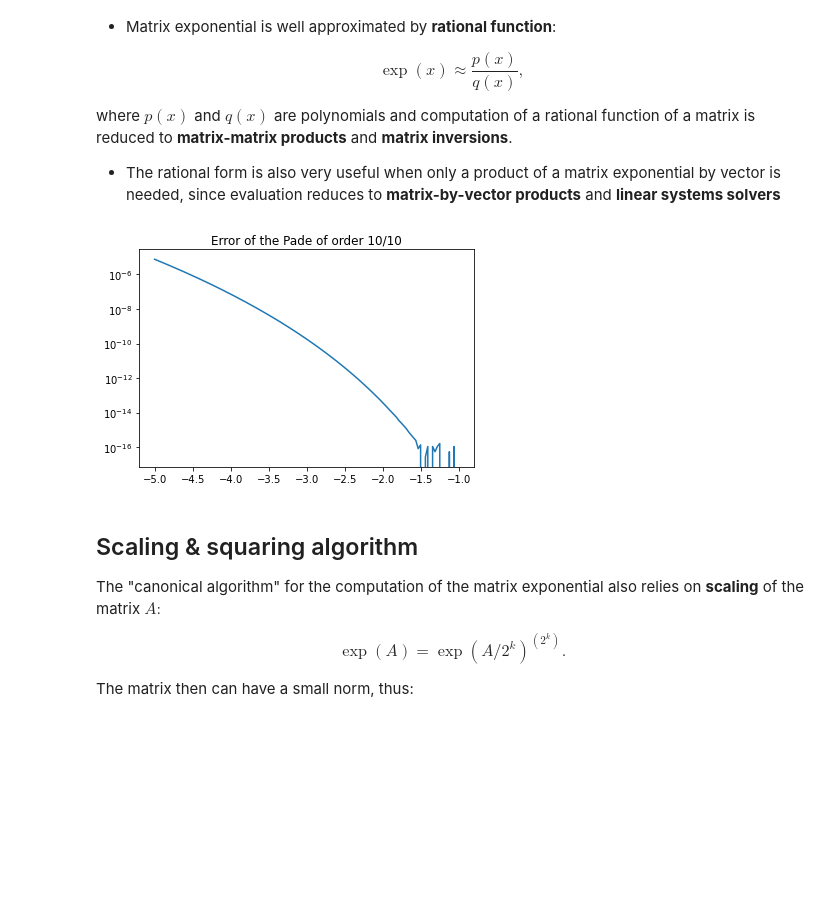
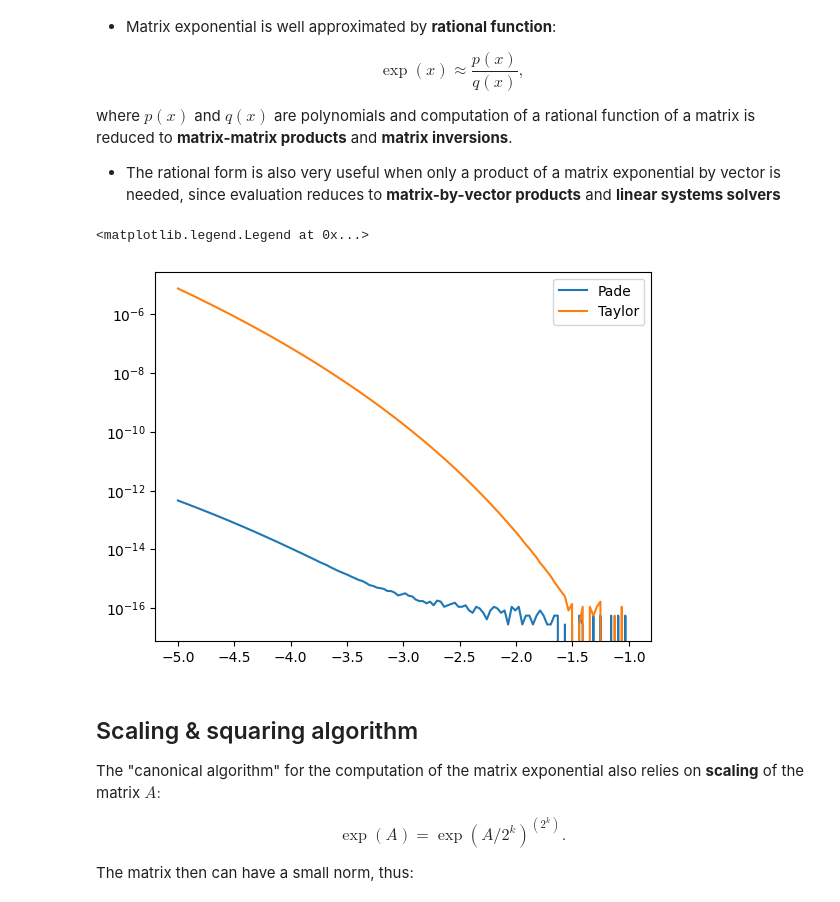
Before and after one commit to oseledets/nla2022, a Jupyter notebook: lectures/lecture-19/lecture-19.ipynb, the cells around one changed output. Cells and saved outputs as stored; diff of their text form; code cells hidden in the pictures; blank space fills up the shorter version.

```diff
--- a/lectures/lecture-19/lecture-19.ipynb
+++ b/lectures/lecture-19/lecture-19.ipynb
@@ -275,22 +283,25 @@ where $p(x)$ and $q(x)$ are polynomials and computation of a rational function o
 - The rational form is also very useful when only a product of a matrix exponential by vector is needed, since evaluation reduces to **matrix-by-vector products** and **linear systems solvers**
 # %%
 #Computing Pade approximant
+#!pip install mpmath
 import numpy as np
 import mpmath
 %matplotlib inline
 from mpmath import pade, taylor, polyval
 import matplotlib.pyplot as plt
 x = np.linspace(-5, -1, 128)
 a = taylor(mpmath.exp, 0, 20) #Taylor series
 k1 = 10
 k2 = 10
 p, q = pade(a, k1, k2) #Pade approximant
-#plt.plot(x, polyval(p[::-1], x)/polyval(q[::-1], x) - np.exp(x))
-plt.semilogy(x, polyval(a[::-1], x) - np.exp(x))
+plt.plot(x, polyval(p[::-1], x)/polyval(q[::-1], x) - np.exp(x), label='Pade')
+plt.semilogy(x, polyval(a[::-1], x) - np.exp(x), label='Taylor')
+plt.legend()
 
-_ = plt.title('Error of the Pade of order {0:d}/{1:d}'.format(k1, k2) )
+#_ = plt.title('Error of the Pade of order {0:d}/{1:d}'.format(k1, k2) )
 # %% [output]
+<matplotlib.legend.Legend at 0x...>
-[figure, old version]
+[figure, new version]
 # %% [markdown]
 ## Scaling & squaring algorithm
 
```
Also changed, not shown: parts of 5 cells of this notebook, 5 other files.
